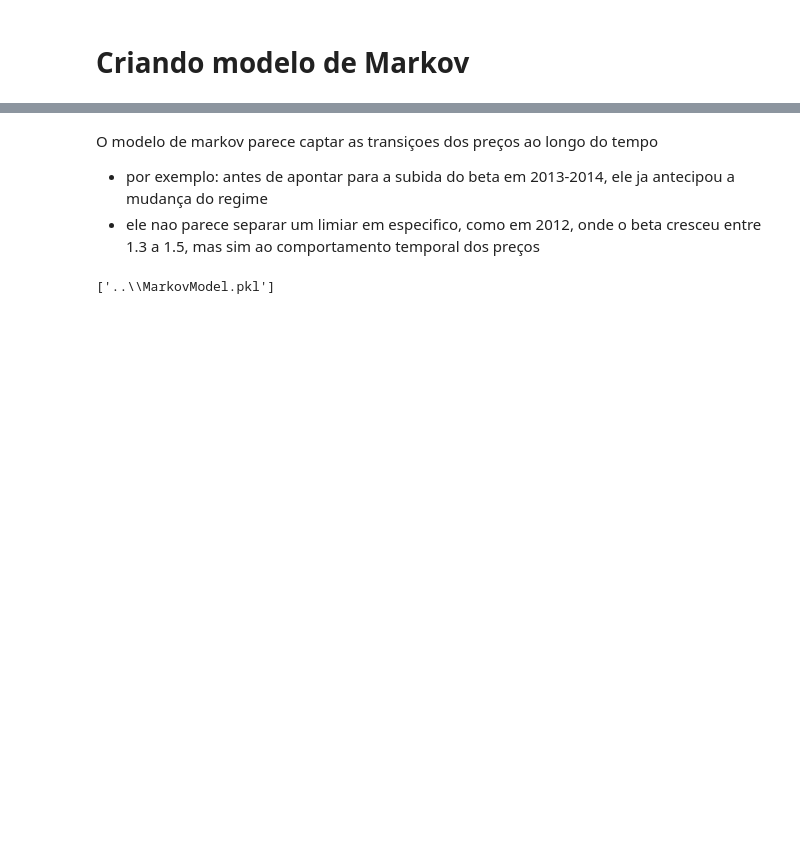
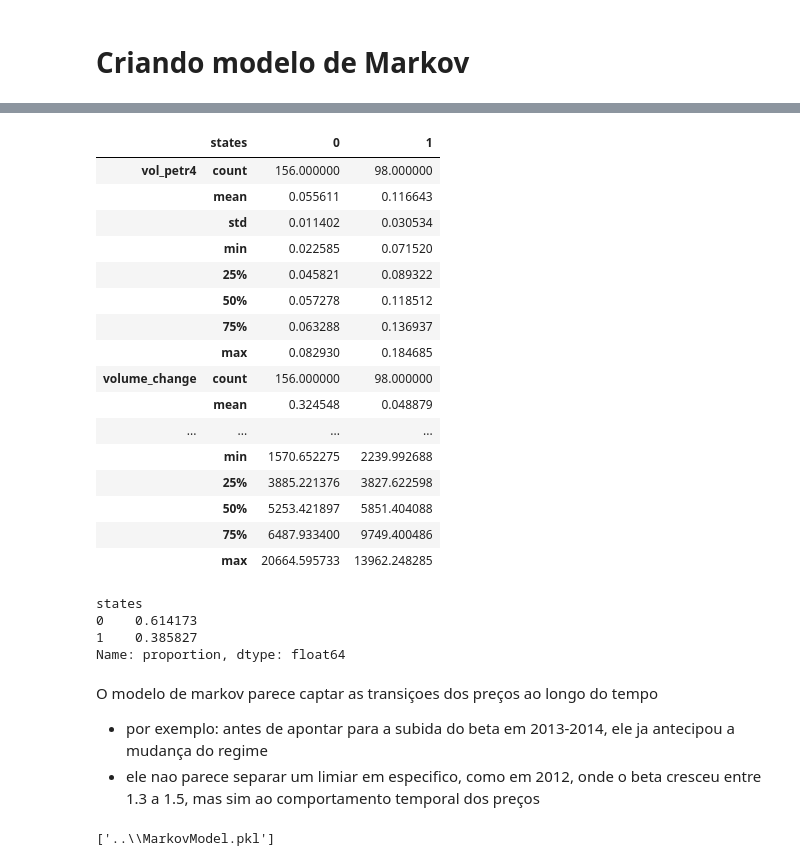
Before and after one commit to WesleySouza13/oil-price-shock-analysis, a Jupyter notebook: notebooks/04_transition_model.ipynb, the cells around one changed output, grey strips where cells are left out. Saved outputs shown, nothing was run; the diff lists cells and outputs as text; code cells hidden in the pictures; blank space fills up the shorter version.

```diff
--- a/notebooks/04_transition_model.ipynb
+++ b/notebooks/04_transition_model.ipynb
@@ -254,3 +249,37 @@ plt.plot(df_markov.index, df_markov['regime'], marker='o')
+# %%
+# aplicando scaler e fitando o modelo
+scaler = StandardScaler()
+X = scaler.fit_transform(data_markov[['returns','vol_petr4', 'beta']])
+markov_model = hmm.GaussianHMM(n_components=2, n_iter=20000, random_state=42).fit(X)
+reg = markov_model.predict_proba(X)[:,1]
+states = markov_model.predict(X)
+data_markov['states'] = states
+data_markov.groupby('states')[['vol_petr4', 'volume_change', 'beta', 'ibov']].describe().T
+# %% [output]
+|  | states | 0 | 1 |
+| vol_petr4 | count | 156.000000 | 98.000000 |
+|  | mean | 0.055611 | 0.116643 |
+|  | std | 0.011402 | 0.030534 |
+|  | min | 0.022585 | 0.071520 |
+|  | 25% | 0.045821 | 0.089322 |
+|  | 50% | 0.057278 | 0.118512 |
+|  | 75% | 0.063288 | 0.136937 |
+|  | max | 0.082930 | 0.184685 |
+| volume_change | count | 156.000000 | 98.000000 |
+|  | mean | 0.324548 | 0.048879 |
+| ... | ... | ... | ... |
+|  | min | 1570.652275 | 2239.992688 |
+|  | 25% | 3885.221376 | 3827.622598 |
+|  | 50% | 5253.421897 | 5851.404088 |
+|  | 75% | 6487.933400 | 9749.400486 |
+|  | max | 20664.595733 | 13962.248285 |
+# %%
+data_markov['states'].value_counts(normalize=True)
+# %% [output]
+states
+0    0.614173
+1    0.385827
+Name: proportion, dtype: float64
 # %% [markdown]
 O modelo de markov parece captar as transiçoes dos preços ao longo do tempo
 
```
Also changed, not shown: parts of 12 cells of this notebook, 4 other files.
